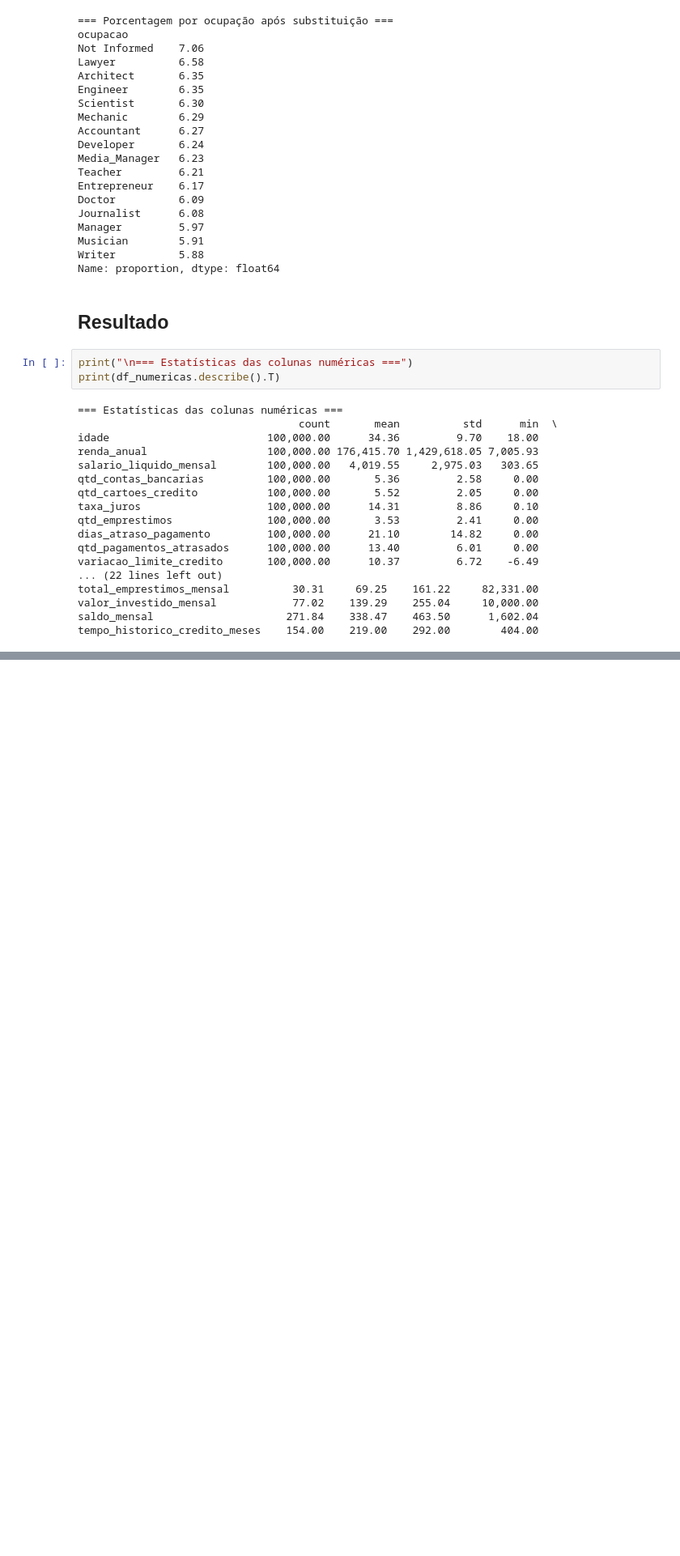
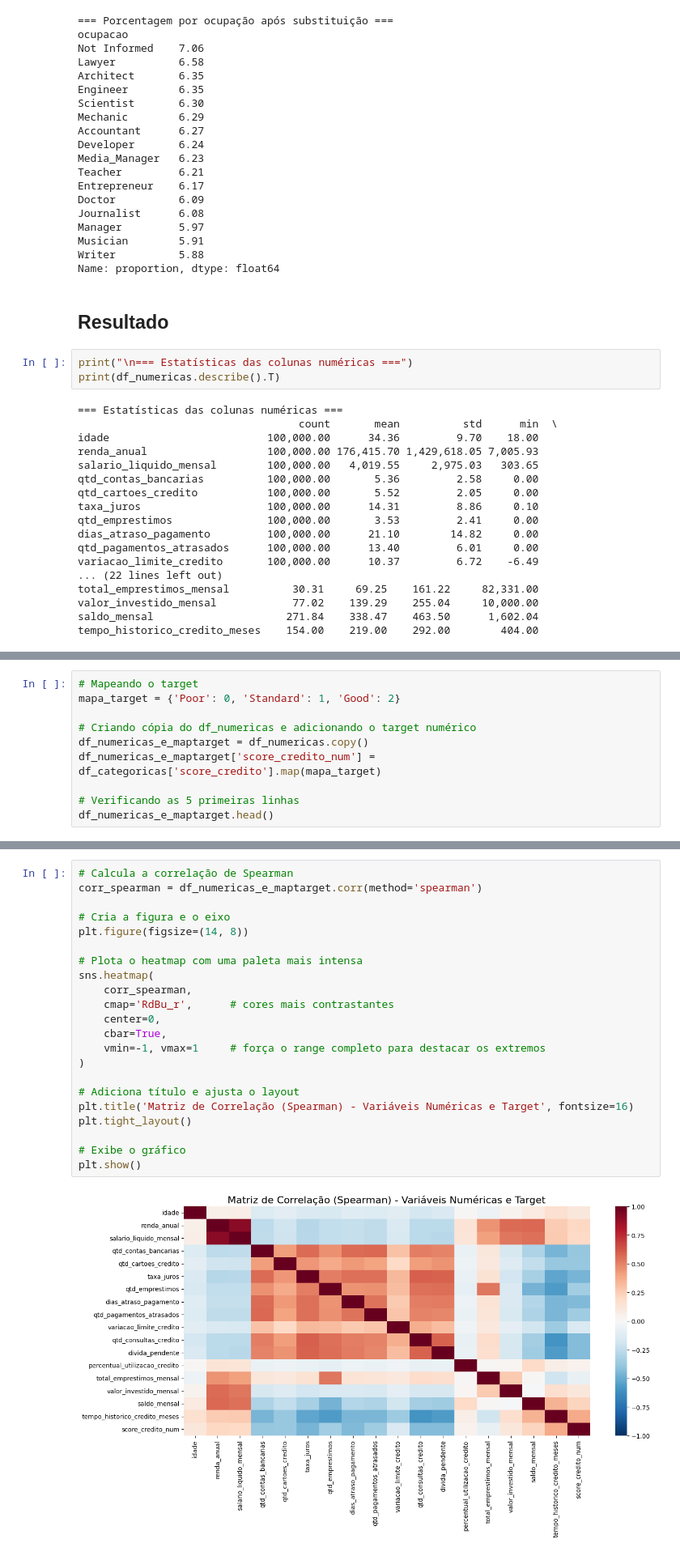
Before and after one commit to DanielllCouto/quantum-finance-credit-score, a Jupyter notebook: notebooks/processamento-dados.ipynb, the cells around one changed output, grey strips where cells are left out. Shown: that part at 81% size. Saved outputs shown, nothing was run; the diff lists cells and outputs as text; blank space fills up the shorter version.

```diff
--- a/notebooks/processamento-dados.ipynb
+++ b/notebooks/processamento-dados.ipynb
@@ -2531,0 +2612,10 @@ for col in df_categoricas.columns:
+# %%
+# Mapeando o target
+mapa_target = {'Poor': 0, 'Standard': 1, 'Good': 2}
+
+# Criando cópia do df_numericas e adicionando o target numérico
+df_numericas_e_maptarget = df_numericas.copy()
+df_numericas_e_maptarget['score_credito_num'] = df_categoricas['score_credito'].map(mapa_target)
+
+# Verificando as 5 primeiras linhas
+df_numericas_e_maptarget.head()
@@ -2531,0 +2629,24 @@ for col in df_categoricas.columns:
+# %%
+# Calcula a correlação de Spearman
+corr_spearman = df_numericas_e_maptarget.corr(method='spearman')
+
+# Cria a figura e o eixo
+plt.figure(figsize=(14, 8))
+
+# Plota o heatmap com uma paleta mais intensa
+sns.heatmap(
+    corr_spearman,
+    cmap='RdBu_r',      # cores mais contrastantes
+    center=0,
+    cbar=True,
+    vmin=-1, vmax=1     # força o range completo para destacar os extremos
+)
+
+# Adiciona título e ajusta o layout
+plt.title('Matriz de Correlação (Spearman) - Variáveis Numéricas e Target', fontsize=16)
+plt.tight_layout()
+
+# Exibe o gráfico
+plt.show()
+# %% [output]
+[figure, added]
```
Also changed, not shown: parts of 33 cells of this notebook.
